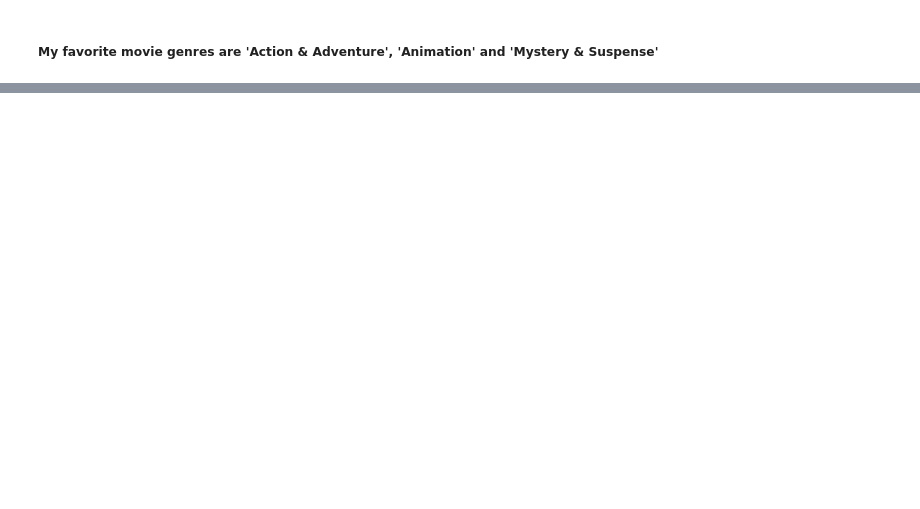
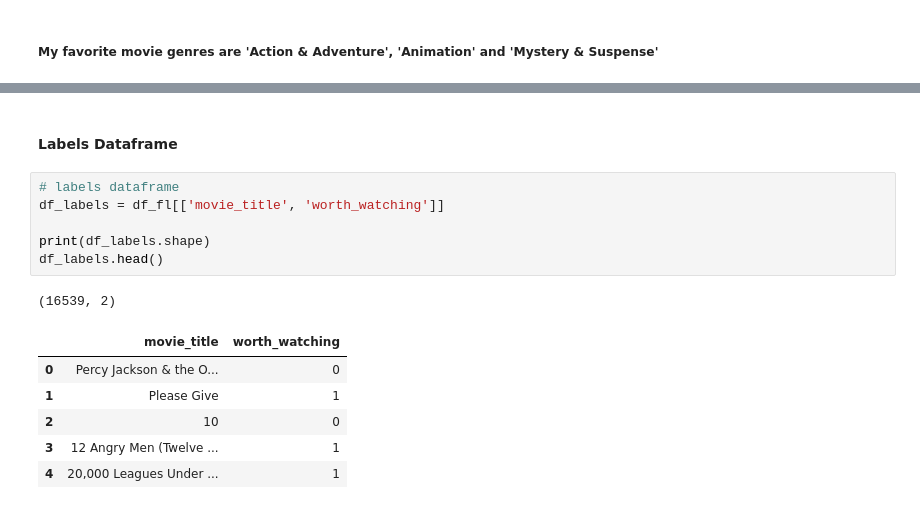
Before and after one commit to princeKike27/Movie-Classifier-RT, a Jupyter notebook: MovieClassifierRT.ipynb, the cells around one changed output, grey strips where cells are left out. Cells and saved outputs as stored; diff of their text form; blank space fills up the shorter version.

```diff
--- a/MovieClassifierRT.ipynb
+++ b/MovieClassifierRT.ipynb
@@ -429,0 +435,16 @@ df_fl.head()
+# %% [markdown]
+#### Labels Dataframe
+# %%
+# labels dataframe
+df_labels = df_fl[['movie_title', 'worth_watching']]
+
+print(df_labels.shape)
+df_labels.head()
+# %% [output]
+(16539, 2)
+|  | movie_title | worth_watching |
+| 0 | Percy Jackson & the O... | 0 |
+| 1 | Please Give | 1 |
+| 2 | 10 | 0 |
+| 3 | 12 Angry Men (Twelve ... | 1 |
+| 4 | 20,000 Leagues Under ... | 1 |
```
Also changed, not shown: parts of 18 cells of this notebook.
